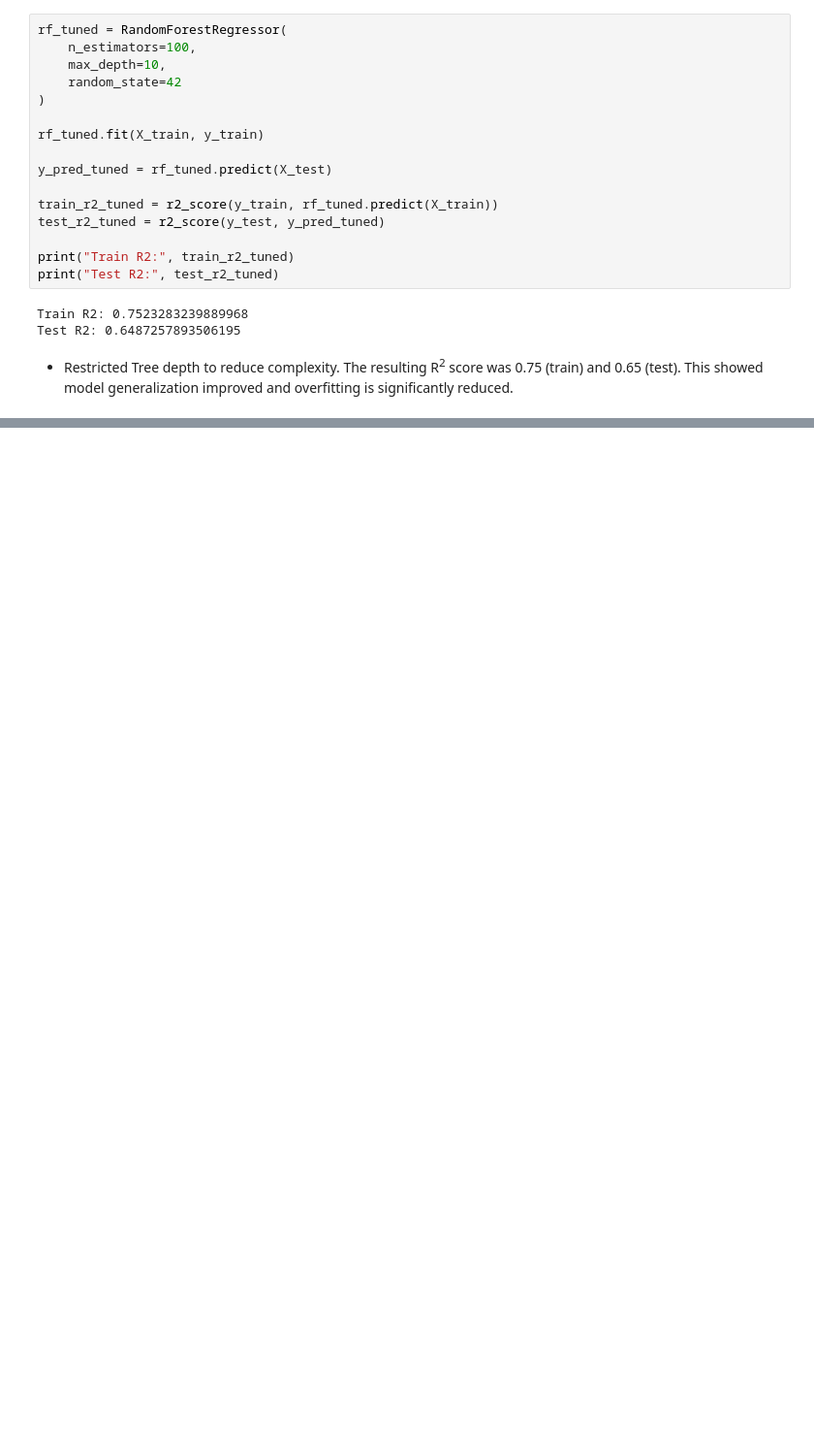
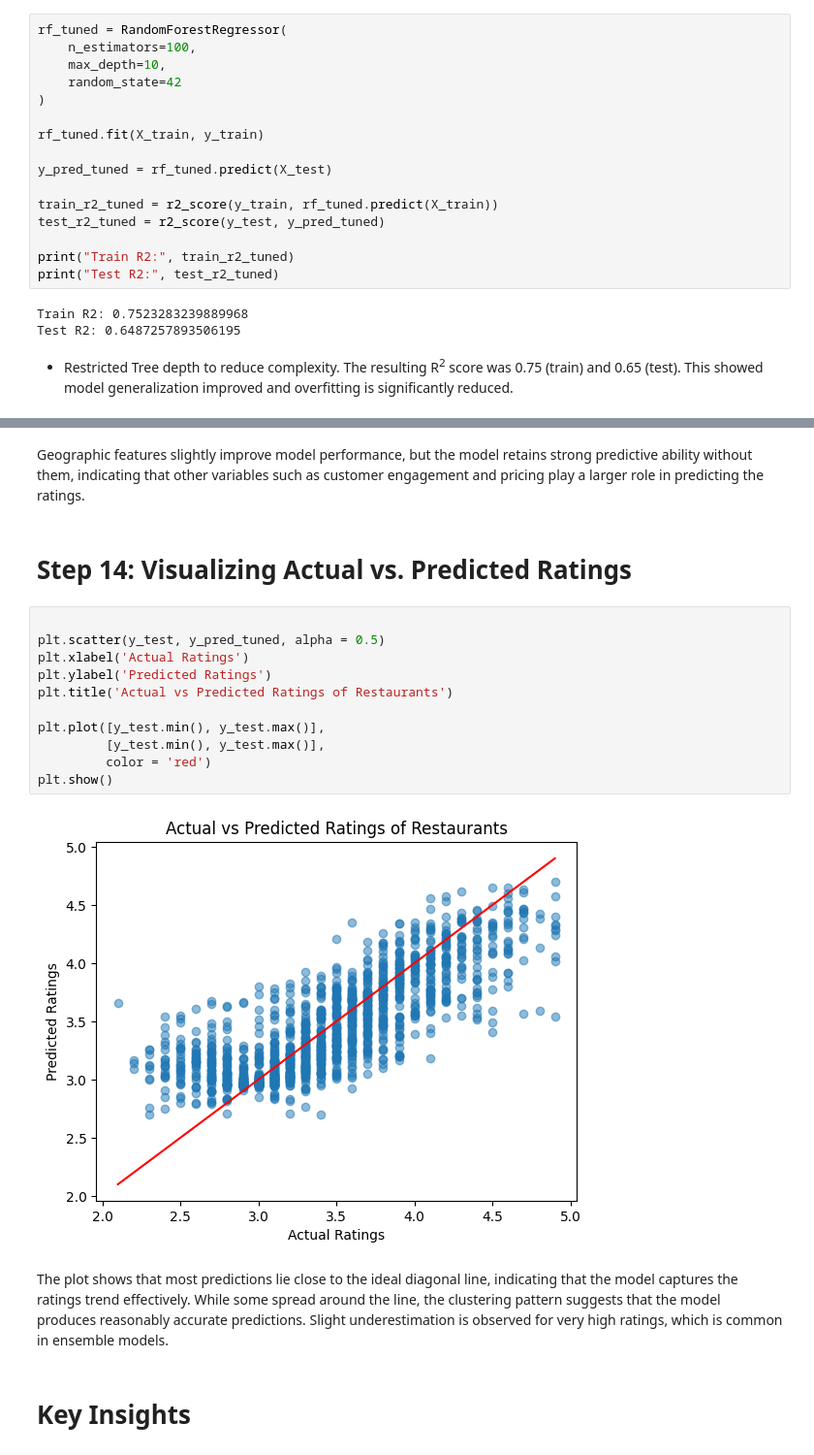
Before and after one commit to RSurfer90/restaurant-data-science-projects, a Jupyter notebook: rating_prediction/restaurant_rating_prediction.ipynb, the cells around one changed output, grey strips where cells are left out. Shown at 97% size. Saved outputs shown, nothing was run; the diff lists cells and outputs as text; blank space fills up the shorter version.

```diff
--- a/01_data_understanding.ipynb
+++ b/rating_prediction/restaurant_rating_prediction.ipynb
@@ -464,0 +570,21 @@ Test R2: 0.6487257893506195
+# %% [markdown]
+Geographic features slightly improve model performance, but the model retains strong predictive ability without them, indicating that other variables such as customer engagement and pricing play a larger role in predicting the ratings.
+# %% [markdown]
+# Step 14: Visualizing Actual vs. Predicted Ratings
+# %%
+
+plt.scatter(y_test, y_pred_tuned, alpha = 0.5)
+plt.xlabel('Actual Ratings')
+plt.ylabel('Predicted Ratings')
+plt.title('Actual vs Predicted Ratings of Restaurants')
+
+plt.plot([y_test.min(), y_test.max()],
+         [y_test.min(), y_test.max()],
+         color = 'red')
+plt.show()
+# %% [output]
+[figure, added]
+# %% [markdown]
+The plot shows that most predictions lie close to the ideal diagonal line, indicating that the model captures the ratings trend effectively. While some spread around the line, the clustering pattern suggests that the model produces reasonably accurate predictions. Slight underestimation is observed for very high ratings, which is common in ensemble models.
+# %% [markdown]
+# Key Insights
```
Also changed, not shown: parts of 38 cells of this notebook, 4 other files.
